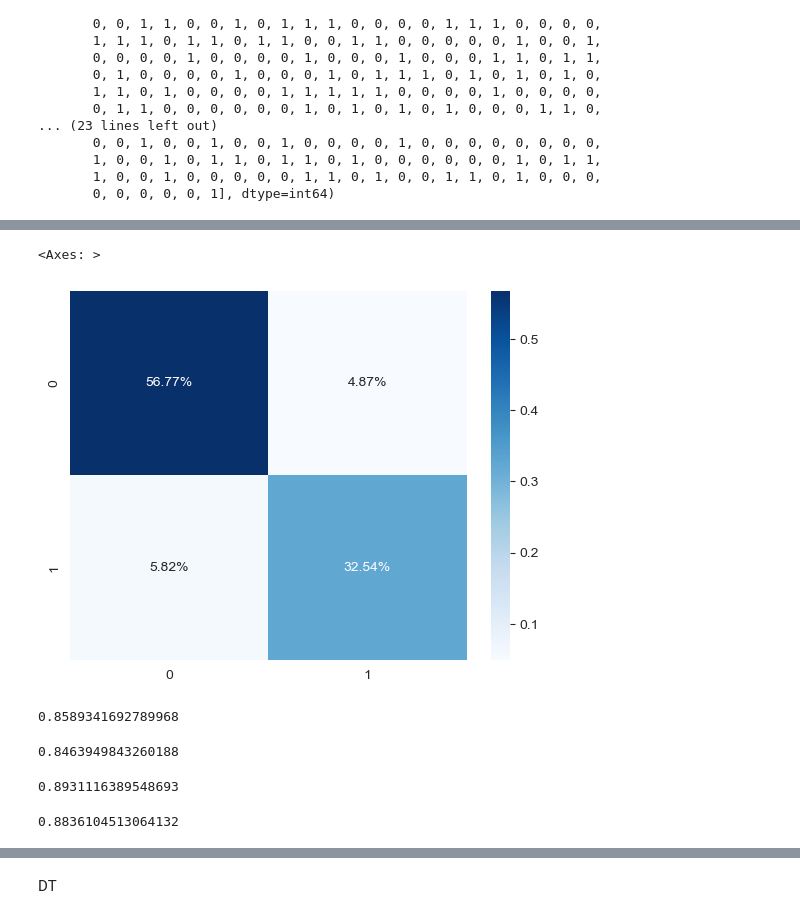
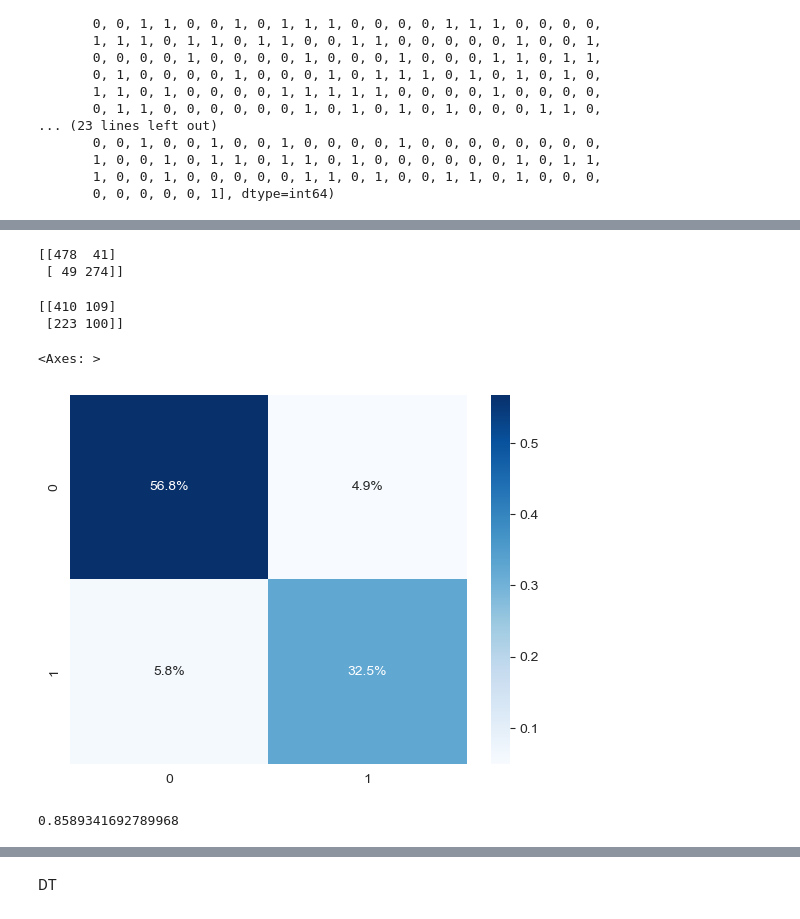
Before and after one commit to HaneekAhamed/ML-CW, a Jupyter notebook: DT.ipynb, the cells around one changed output, grey strips where cells are left out. Drawn from its saved outputs; the diff is of its cells as text; code cells hidden in the pictures.

```diff
--- a/DT.ipynb
+++ b/DT.ipynb
@@ -299,27 +291,25 @@ plt.show()
+# %%
+ConfusionMatrix = confusion_matrix(y_tests,predicted_y)
+print(ConfusionMatrix)
+# %% [output]
+[[478  41]
+ [ 49 274]]
+# %%
+PCA_ConfusionMatrix = confusion_matrix(y_tests,PCA_predict_y)
+print(PCA_ConfusionMatrix)
+# %% [output]
+[[410 109]
+ [223 100]]
 # %%
 import seaborn as sns
-sns.heatmap(cm/np.sum(cm), annot=True,
-            fmt='.2%', cmap='Blues')
+import numpy as num
+sns.heatmap(ConfusionMatrix/num.sum(ConfusionMatrix), annot=True,
+            fmt='.1%', cmap='Blues')
 # %% [output]
 <Axes: >
-[figure, old version]
+[figure, new version]
-# %%
-knn_f1Score = f1_score(Y_test,Y_predict)
-knn_f1Score
-# %% [output]
-0.8589341692789968
-# %%
-knn_pca_f1Score = f1_score(Y_test,y_pca_predict)
-knn_pca_f1Score
-# %% [output]
-0.8463949843260188
-# %%
-knn_accuracy = accuracy_score(Y_test,Y_predict)
-knn_accuracy
-# %% [output]
-0.8931116389548693
-# %%
-knn_pca_accuracy = accuracy_score(Y_test,y_pca_predict)
-knn_pca_accuracy
-# %% [output]
-0.8836104513064132
+# %%
+f1Score_KNN= f1_score(y_tests,predicted_y)
+f1Score_KNN
+# %% [output]
+0.8589341692789968
```
Also changed, not shown: parts of 21 cells of this notebook.
